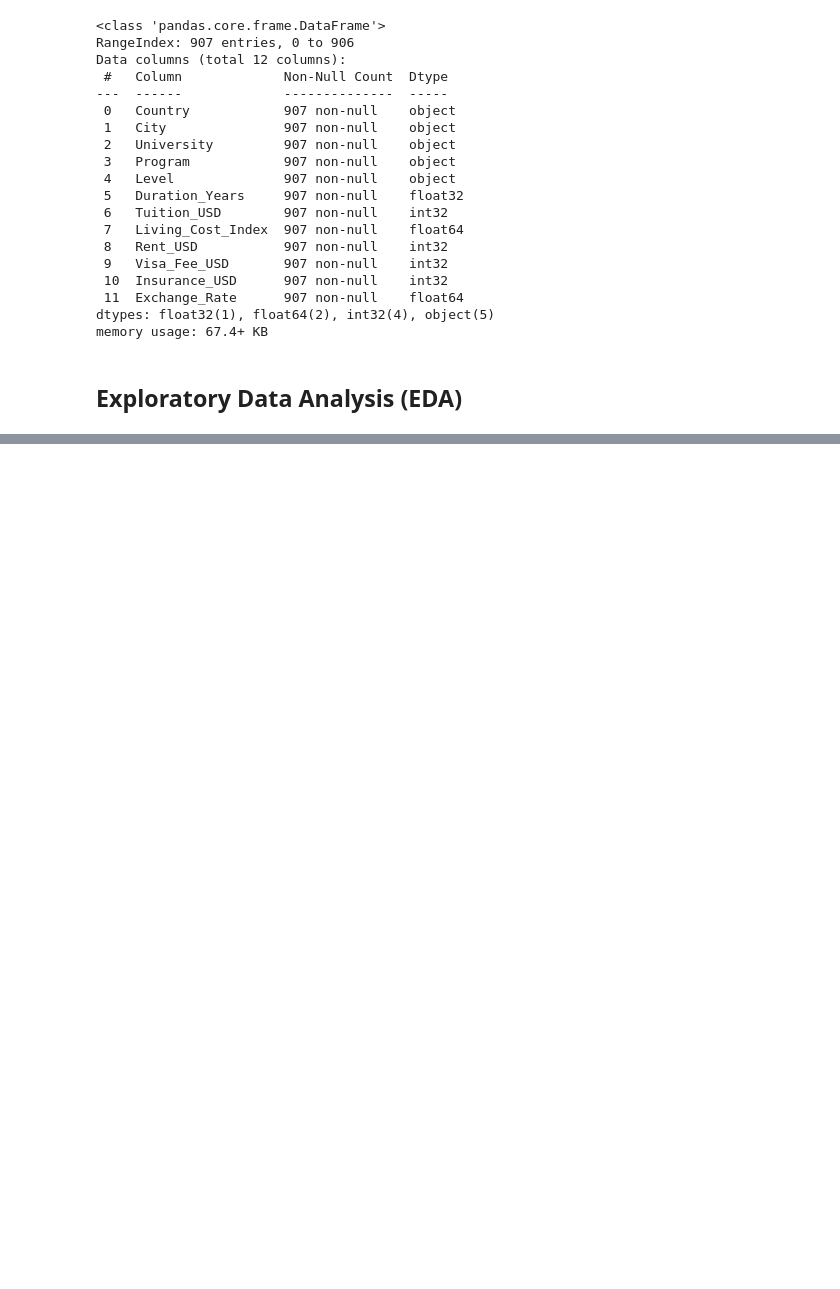
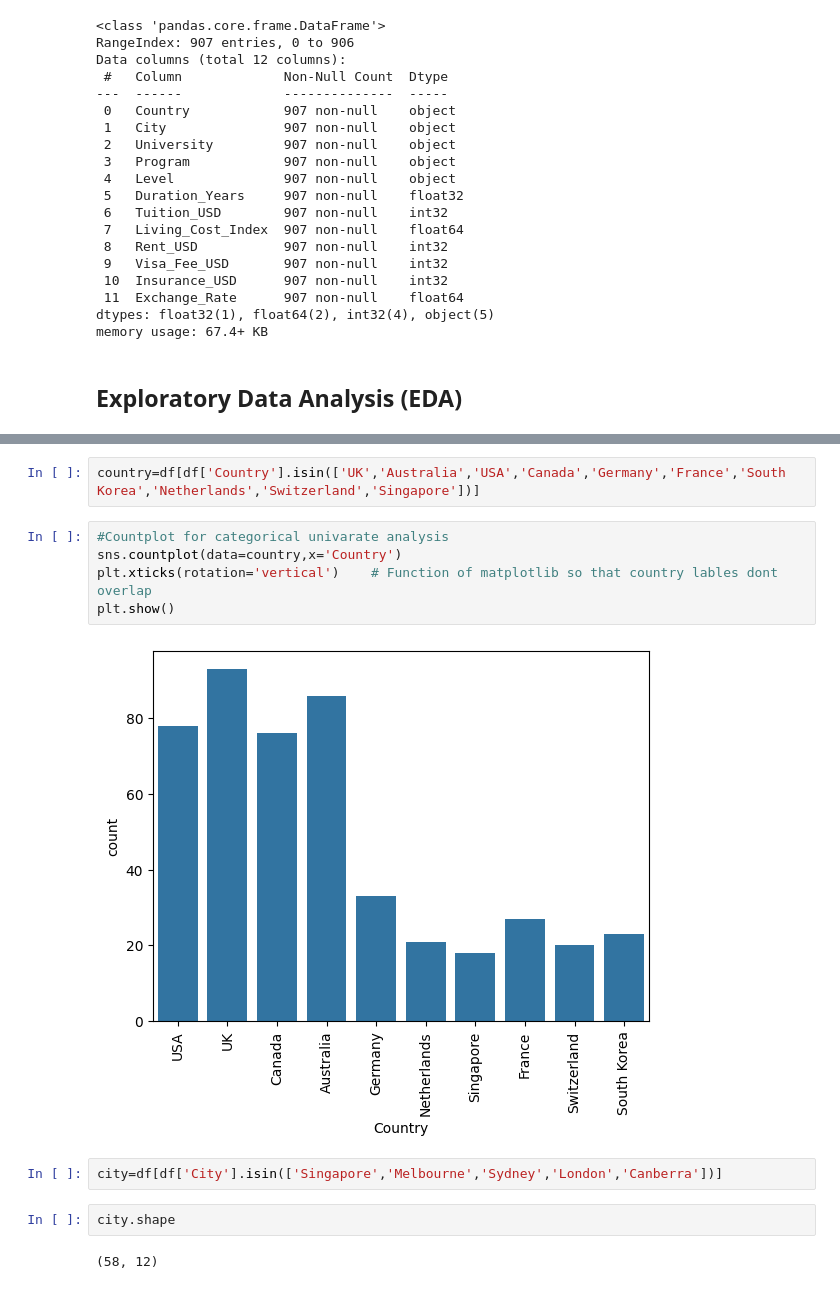
Before and after one commit to Ojasvi-19/Machine-Learning-Project-1, a Jupyter notebook: IEC_ML_Project.ipynb, the cells around one changed output, grey strips where cells are left out. Saved outputs shown, nothing was run; the diff lists cells and outputs as text; blank space fills up the shorter version.

```diff
--- a/IEC_ML_Project.ipynb
+++ b/IEC_ML_Project.ipynb
@@ -325,0 +344,15 @@ memory usage: 67.4+ KB
+# %%
+country=df[df['Country'].isin(['UK','Australia','USA','Canada','Germany','France','South Korea','Netherlands','Switzerland','Singapore'])]
+# %%
+#Countplot for categorical univarate analysis
+sns.countplot(data=country,x='Country')
+plt.xticks(rotation='vertical')    # Function of matplotlib so that country lables dont overlap
+plt.show()
+# %% [output]
+[figure, added]
+# %%
+city=df[df['City'].isin(['Singapore','Melbourne','Sydney','London','Canberra'])]
+# %%
+city.shape
+# %% [output]
+(58, 12)
```
Also changed, not shown: parts of 32 cells of this notebook.
